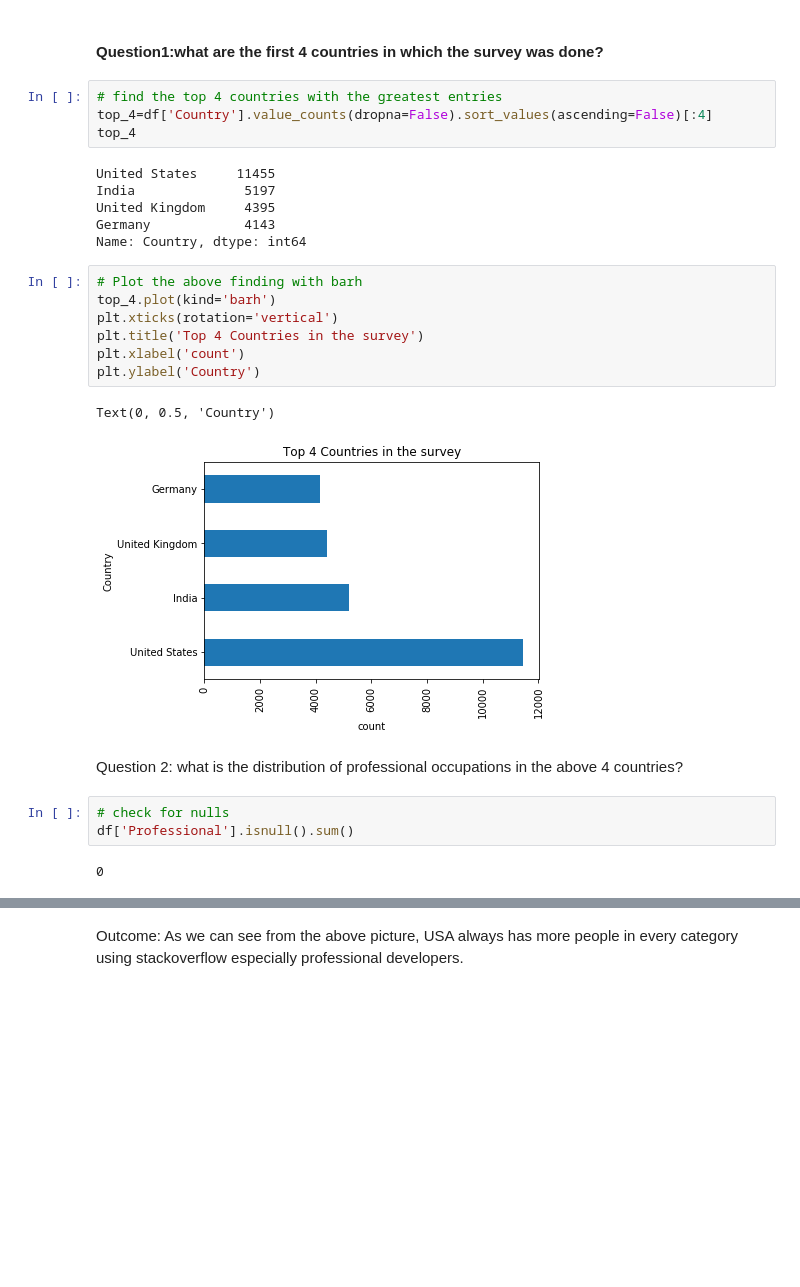
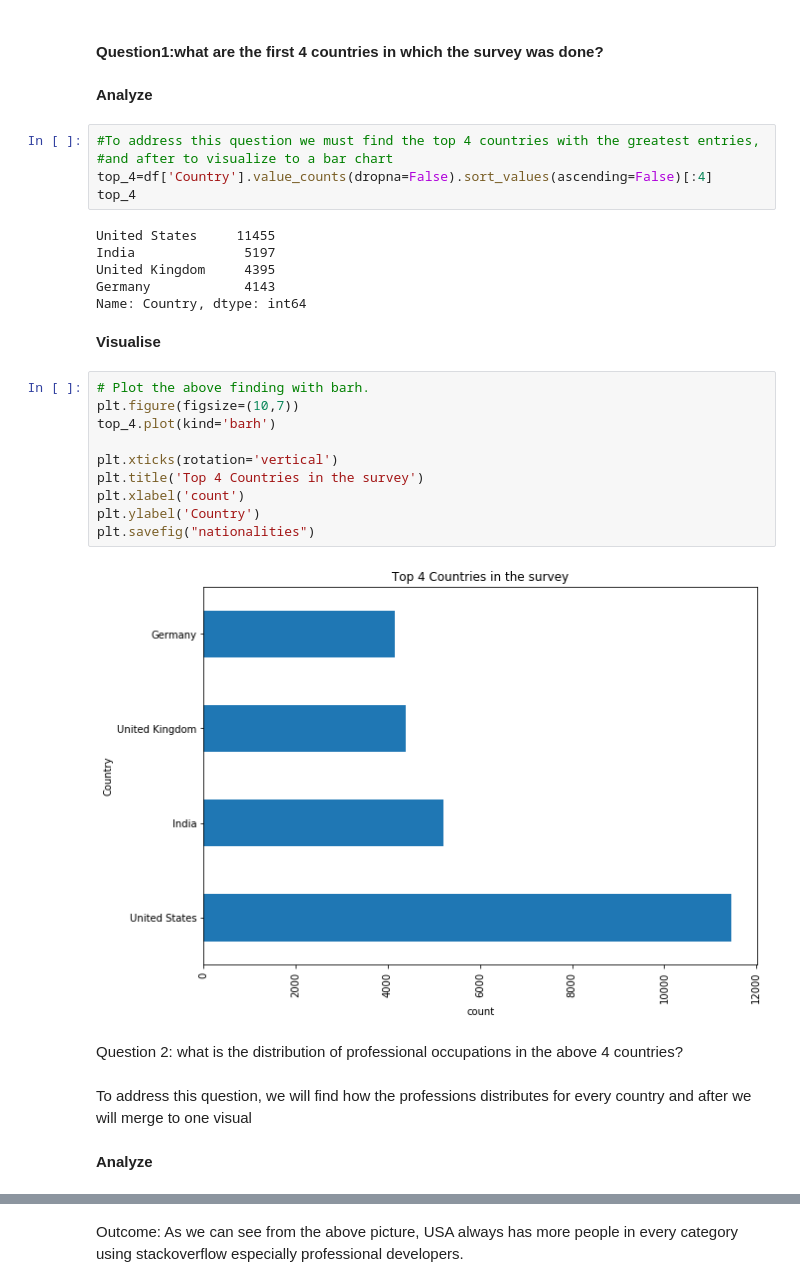
Before and after one commit to lkara777/UdacityProject_DataScientist, a Jupyter notebook: Writing a Data Scientist Blog Post.ipynb, the cells around one changed output, grey strips where cells are left out. Cells and saved outputs as stored; diff of their text form; blank space fills up the shorter version.

```diff
--- a/Writing a Data Scientist Blog Post.ipynb
+++ b/Writing a Data Scientist Blog Post.ipynb
@@ -104,7 +145,10 @@ dtype: int64
 # %% [markdown]
 #### Question1:what are the first 4 countries in which the survey was done?
+# %% [markdown]
+**Analyze**
 # %%
-# find the top 4 countries with the greatest entries
+#To address this question we must find the top 4 countries with the greatest entries,
+#and after to visualize to a bar chart
 top_4=df['Country'].value_counts(dropna=False).sort_values(ascending=False)[:4]
 top_4
 # %% [output]
@@ -113,21 +157,24 @@ India              5197
 United Kingdom     4395
 Germany            4143
 Name: Country, dtype: int64
+# %% [markdown]
+**Visualise**
 # %%
-# Plot the above finding with barh
+# Plot the above finding with barh.
+plt.figure(figsize=(10,7))
 top_4.plot(kind='barh')
+
 plt.xticks(rotation='vertical')
 plt.title('Top 4 Countries in the survey')
 plt.xlabel('count')
 plt.ylabel('Country')
+plt.savefig("nationalities")
 # %% [output]
-Text(0, 0.5, 'Country')
-[figure, old version]
+[figure, new version]
 # %% [markdown]
 Question 2: what is the distribution of professional occupations in the above 4 countries?
-# %%
-# check for nulls
-df['Professional'].isnull().sum()
-# %% [output]
-0
+# %% [markdown]
+To address this question, we will find how the professions distributes for every country and after we will merge to one visual
+# %% [markdown]
+**Analyze**
 # %%
```
Also changed, not shown: parts of 28 cells of this notebook.
